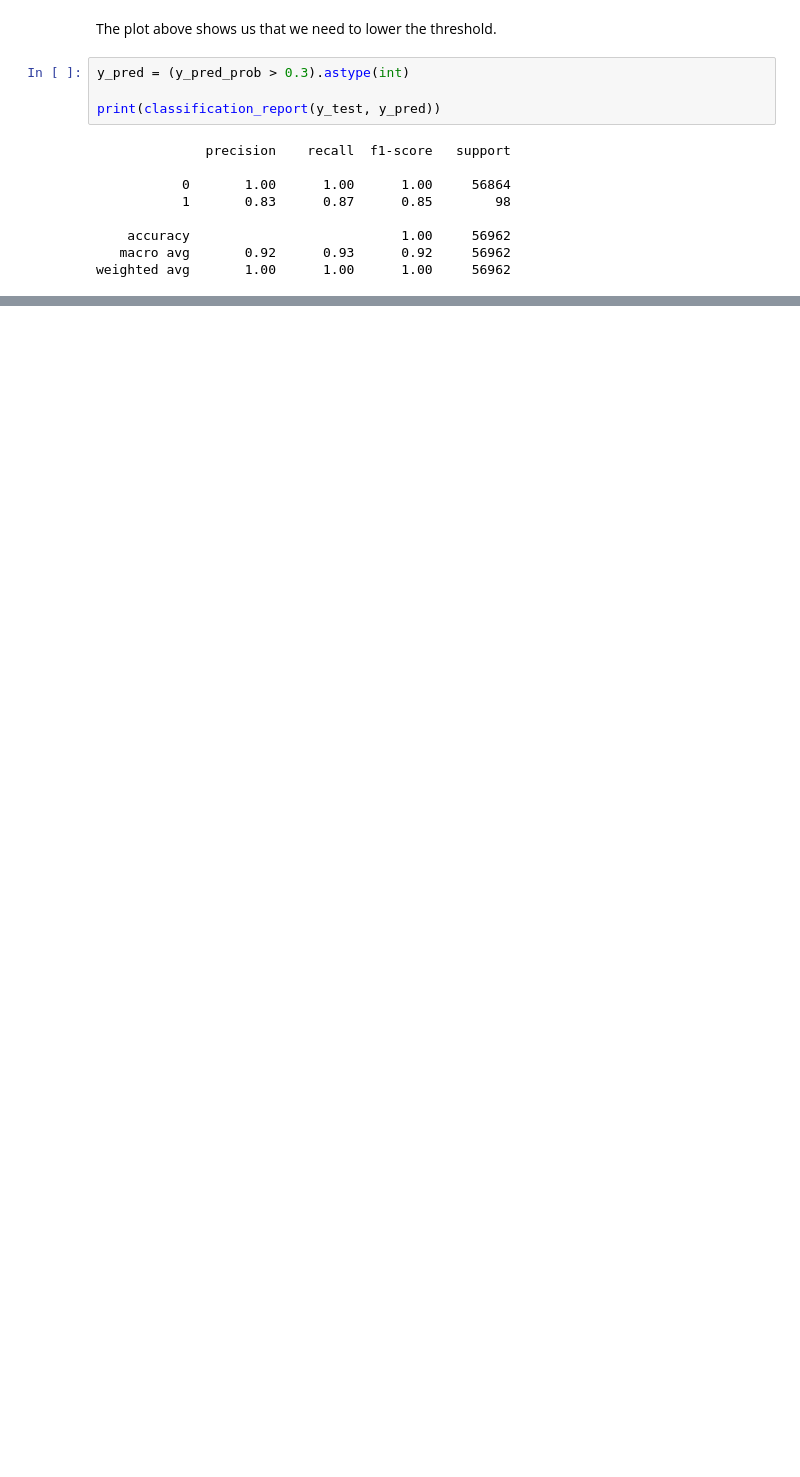
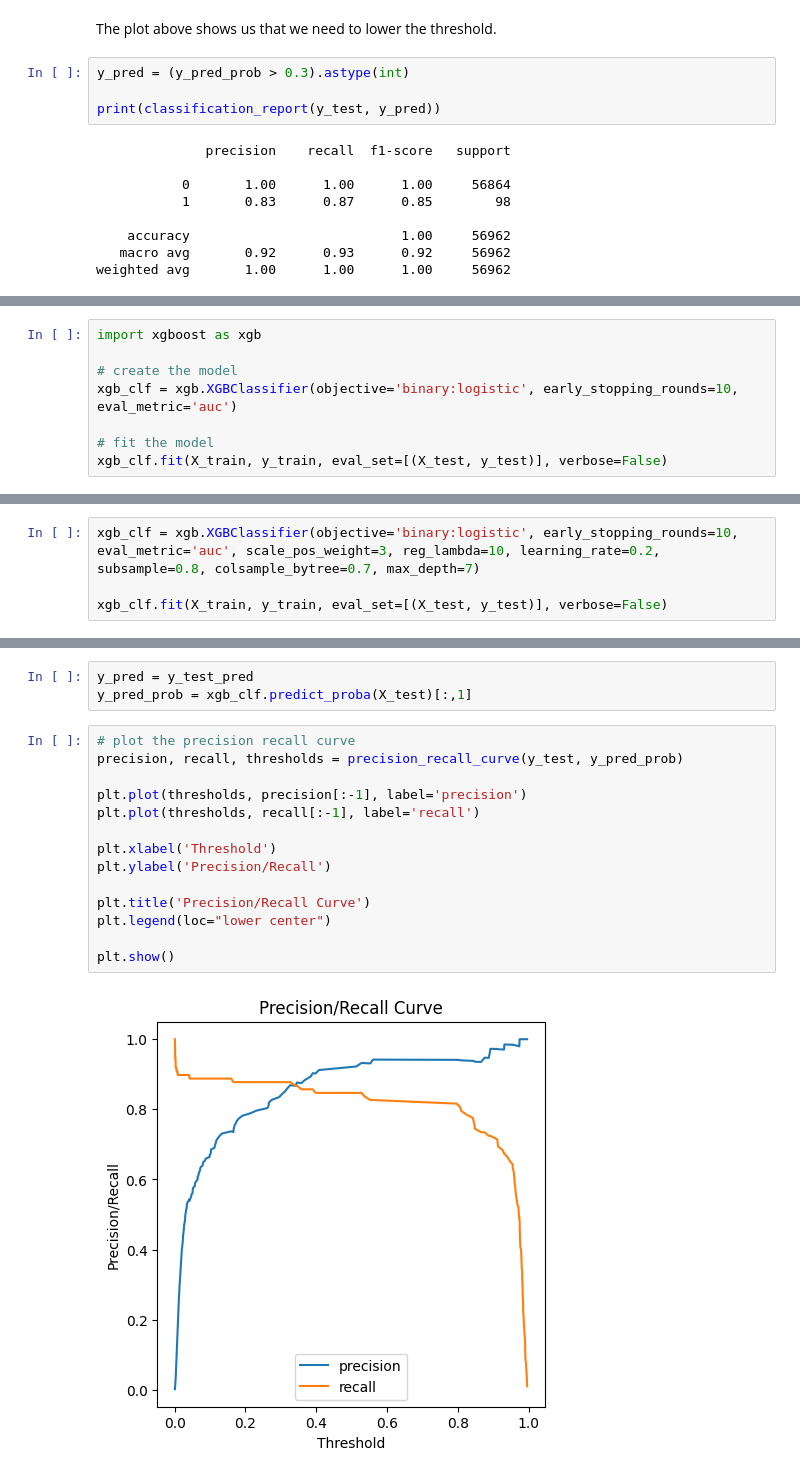
Before and after one commit to mnijadi/creditcard-fraud-detection, a Jupyter notebook: notebooks/2_modeling.ipynb, the cells around one changed output, grey strips where cells are left out. Drawn from its saved outputs; the diff is of its cells as text; blank space fills up the shorter version.

Commit message:
Summarize XGBoost model and conclus

```diff
--- a/notebooks/2_modeling.ipynb
+++ b/notebooks/2_modeling.ipynb
@@ -588,0 +590,8 @@ This method is known as the ensemble bagging method, we will use boosting next,
+# %%
+import xgboost as xgb
+
+# create the model
+xgb_clf = xgb.XGBClassifier(objective='binary:logistic', early_stopping_rounds=10, eval_metric='auc')
+
+# fit the model
+xgb_clf.fit(X_train, y_train, eval_set=[(X_test, y_test)], verbose=False)
@@ -588,0 +624,4 @@ This method is known as the ensemble bagging method, we will use boosting next,
+# %%
+xgb_clf = xgb.XGBClassifier(objective='binary:logistic', early_stopping_rounds=10, eval_metric='auc', scale_pos_weight=3, reg_lambda=10, learning_rate=0.2, subsample=0.8, colsample_bytree=0.7, max_depth=7)
+
+xgb_clf.fit(X_train, y_train, eval_set=[(X_test, y_test)], verbose=False)
@@ -588,0 +651,19 @@ This method is known as the ensemble bagging method, we will use boosting next,
+# %%
+y_pred = y_test_pred
+y_pred_prob = xgb_clf.predict_proba(X_test)[:,1]
+# %%
+# plot the precision recall curve
+precision, recall, thresholds = precision_recall_curve(y_test, y_pred_prob)
+
+plt.plot(thresholds, precision[:-1], label='precision')
+plt.plot(thresholds, recall[:-1], label='recall')
+
+plt.xlabel('Threshold')
+plt.ylabel('Precision/Recall')
+
+plt.title('Precision/Recall Curve')
+plt.legend(loc="lower center")
+
+plt.show()
+# %% [output]
+[figure, added]
```
Also changed, not shown: parts of 14 cells of this notebook.
